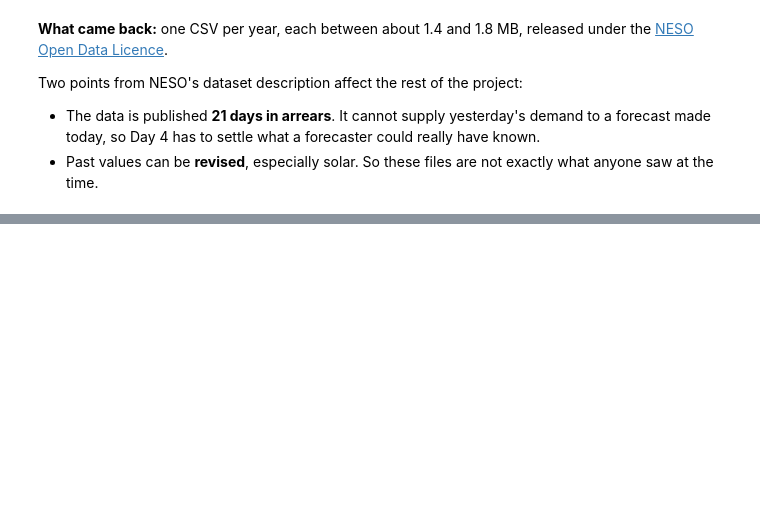
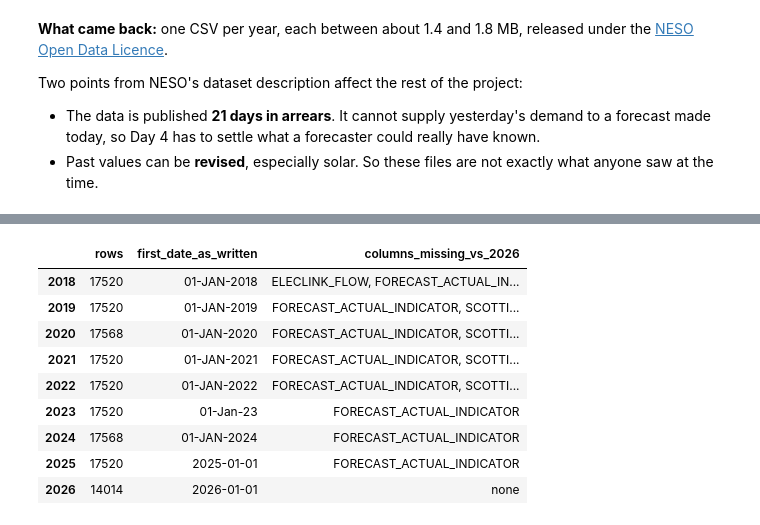
Before and after one commit to ansingh16/gb-demand-forecast, a Jupyter notebook: notebooks/01_data_and_definitions.ipynb, the cells around one changed output, grey strips where cells are left out. Cells and saved outputs as stored; diff of their text form; code cells hidden in the pictures; blank space fills up the shorter version.

```diff
--- a/notebooks/01_data_and_definitions.ipynb
+++ b/notebooks/01_data_and_definitions.ipynb
@@ -107,0 +143,25 @@ Two points from NESO's dataset description affect the rest of the project:
+# %%
+frames = {path.stem[-4:]: pd.read_csv(path, low_memory=False)
+          for path in sorted(RAW.glob("demanddata_*.csv"))}
+
+latest_columns = set(frames["2026"].columns)
+summary = pd.DataFrame({
+    year: {
+        "rows": len(df),
+        "first_date_as_written": df["SETTLEMENT_DATE"].iloc[0],
+        "columns_missing_vs_2026": ", ".join(sorted(latest_columns - set(df.columns))) or "none",
+    }
+    for year, df in frames.items()
+}).T
+summary
+# %% [output]
+|  | rows | first_date_as_written | columns_missing_vs_2026 |
+| 2018 | 17520 | 01-JAN-2018 | ELECLINK_FLOW, FORECAST_ACTUAL_IN... |
+| 2019 | 17520 | 01-JAN-2019 | FORECAST_ACTUAL_INDICATOR, SCOTTI... |
+| 2020 | 17568 | 01-JAN-2020 | FORECAST_ACTUAL_INDICATOR, SCOTTI... |
+| 2021 | 17520 | 01-JAN-2021 | FORECAST_ACTUAL_INDICATOR, SCOTTI... |
+| 2022 | 17520 | 01-JAN-2022 | FORECAST_ACTUAL_INDICATOR, SCOTTI... |
+| 2023 | 17520 | 01-Jan-23 | FORECAST_ACTUAL_INDICATOR |
+| 2024 | 17568 | 01-JAN-2024 | FORECAST_ACTUAL_INDICATOR |
+| 2025 | 17520 | 2025-01-01 | FORECAST_ACTUAL_INDICATOR |
+| 2026 | 14014 | 2026-01-01 | none |
```
Also changed, not shown: parts of 18 cells of this notebook.
